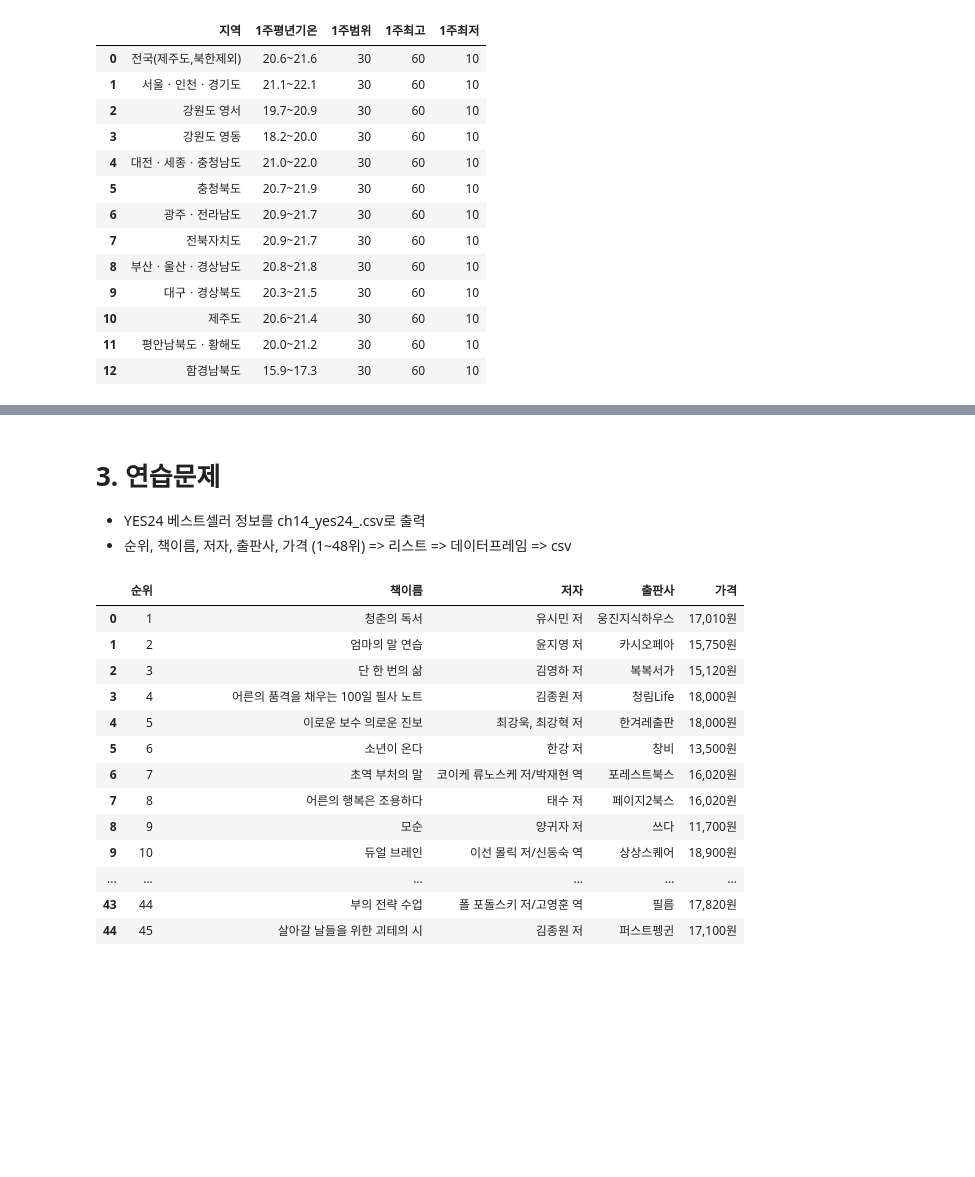
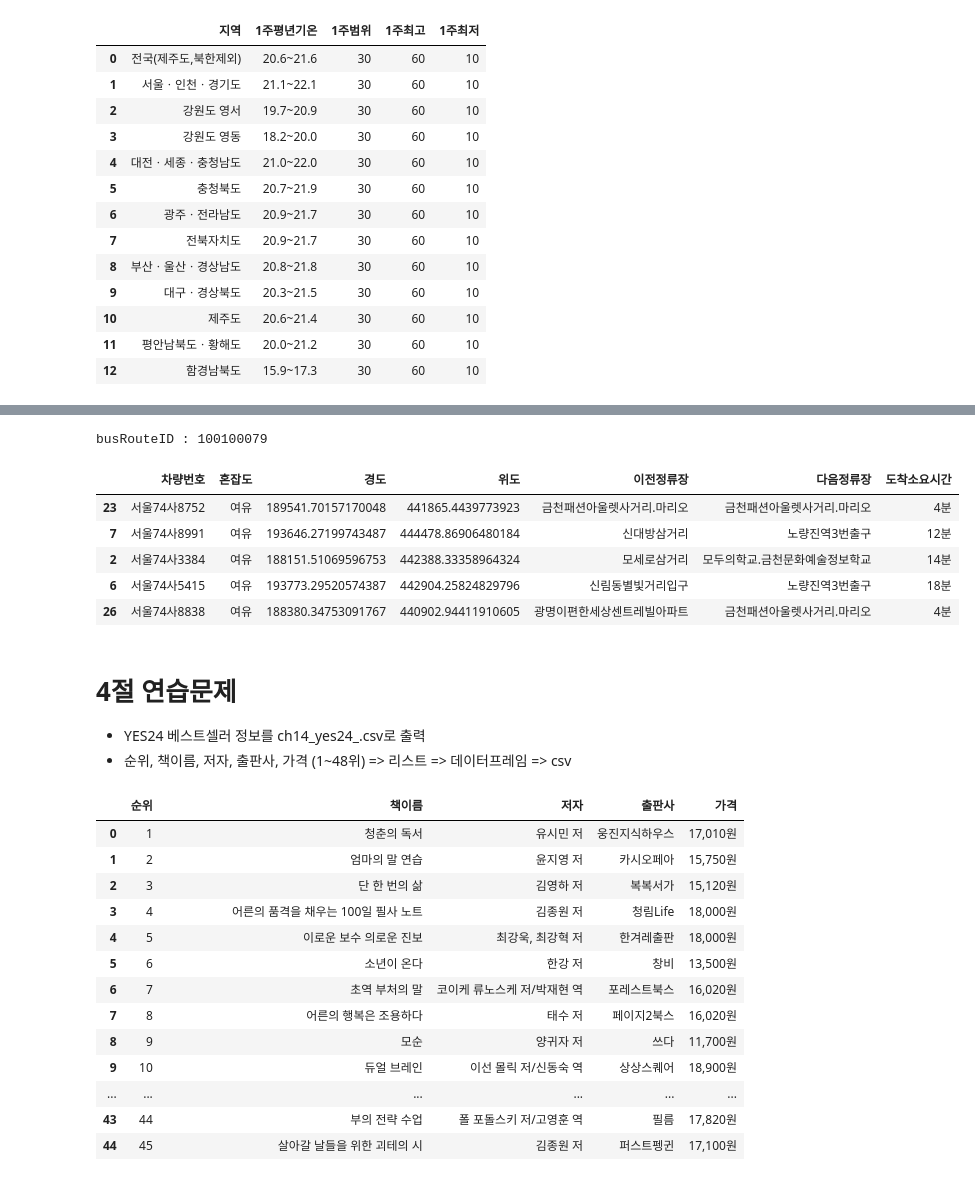
Before and after one commit to tangerineTaste/ai_x, a Jupyter notebook: source/01_python/ch14_웹데이터수집1_정적_공공api.ipynb, the cells around one changed output, grey strips where cells are left out. Drawn from its saved outputs; the diff is of its cells as text; code cells hidden in the pictures; blank space fills up the shorter version.

```diff
--- a/source/01_python/ch14_웹데이터수집1_정적_공공api.ipynb
+++ b/source/01_python/ch14_웹데이터수집1_정적_공공api.ipynb
@@ -732,0 +766,9 @@ pd.DataFrame(items_list)
+# %%
+for item in soup.select('itemList'):
+    busRouteNm = item.select_one('busRouteNm').text
+    if busRouteNm == busNum:
+        busRouteId = item.select_one('busRouteId').text
+        break
+print('busRouteID :', busRouteId)
+# %% [output]
+busRouteID : 100100079
@@ -733,5 +778,48 @@ pd.DataFrame(items_list)
+# %%
+import pandas as pd
+url2 = f'http://ws.bus.go.kr/api/rest/busRouteInfo/getStaionByRoute?ServiceKey={key}&busRouteId={busRouteId}'
+response = requests.get(url2)
+soup = BeautifulSoup(response.text, 'xml')
+bus_station = []
+for item in soup.select('itemList'):
+    stationNm = item.select_one('stationNm').text
+    station = item.select_one('station').text
+    gpsX = item.select_one('posX').text
+    gpsY = item.select_one('posY').text
+    bus_station.append([stationNm,station,gpsX,gpsY])
+df_station = pd.DataFrame(bus_station,columns=['정류소명','ID','경도','위도'])
+# %%
+#step3 : busRouteId로 버스 위치 정보 조회
+url3 = f'http://ws.bus.go.kr/api/rest/buspos/getBusPosByRtid?ServiceKey={key}&busRouteId={busRouteId}'
+response = requests.get(url3)
+soup = BeautifulSoup(response.text, 'xml')
+bus_position = []
+for item_list in soup.select('itemList'):
+    plain_no = item_list.select_one('plainNo').text
+    congetion = item_list.select_one('congetion').text
+    congetion = '여유' if congetion =='3' else '보통' if congetion=='4' else '혼잡' if congetion=='5'else '매우혼잡'
+    posX = item_list.select_one('posX').text
+    posY = item_list.select_one('posY').text
+
+    lastStnId = item_list.select_one('lastStnId').text
+    lastStnId = df_station.loc[df_station['ID'] == lastStnId,'정류소명'].iloc[0]
+
+    nextStId = item_list.select_one('nextStId').text
+    nextStId = df_station.loc[df_station['ID'] == nextStId,'정류소명'].iloc[0]
+
+    nextStTm = str(int(item_list.select_one('nextStTm').text)//60) + '분'
+    bus_position.append([plain_no,congetion,posX,posY,lastStnId,nextStId,nextStTm])
+df_pos = pd.DataFrame(bus_position, columns=['차량번호','혼잡도','경도','위도','이전정류장','다음정류장','도착소요시간'])
+df_pos.sample(5)
+# %% [output]
+|  | 차량번호 | 혼잡도 | 경도 | 위도 | 이전정류장 | 다음정류장 | 도착소요시간 |
+| 23 | 서울74사8752 | 여유 | 189541.70157170048 | 441865.4439773923 | 금천패션아울렛사거리.마리오 | 금천패션아울렛사거리.마리오 | 4분 |
+| 7 | 서울74사8991 | 여유 | 193646.27199743487 | 444478.86906480184 | 신대방삼거리 | 노량진역3번출구 | 12분 |
+| 2 | 서울74사3384 | 여유 | 188151.51069596753 | 442388.33358964324 | 모세로삼거리 | 모두의학교.금천문화예술정보학교 | 14분 |
+| 6 | 서울74사5415 | 여유 | 193773.29520574387 | 442904.25824829796 | 신림동별빛거리입구 | 노량진역3번출구 | 18분 |
+| 26 | 서울74사8838 | 여유 | 188380.34753091767 | 440902.94411910605 | 광명이편한세상센트레빌아파트 | 금천패션아울렛사거리.마리오 | 4분 |
 # %% [markdown]
-# 3. 연습문제
+# 4절 연습문제
 - YES24 베스트셀러 정보를 ch14_yes24_.csv로 출력
 - 순위, 책이름, 저자, 출판사, 가격 (1~48위) => 리스트 => 데이터프레임 => csv
 # %%
```
Also changed, not shown: parts of 7 cells of this notebook, 5 other files.
